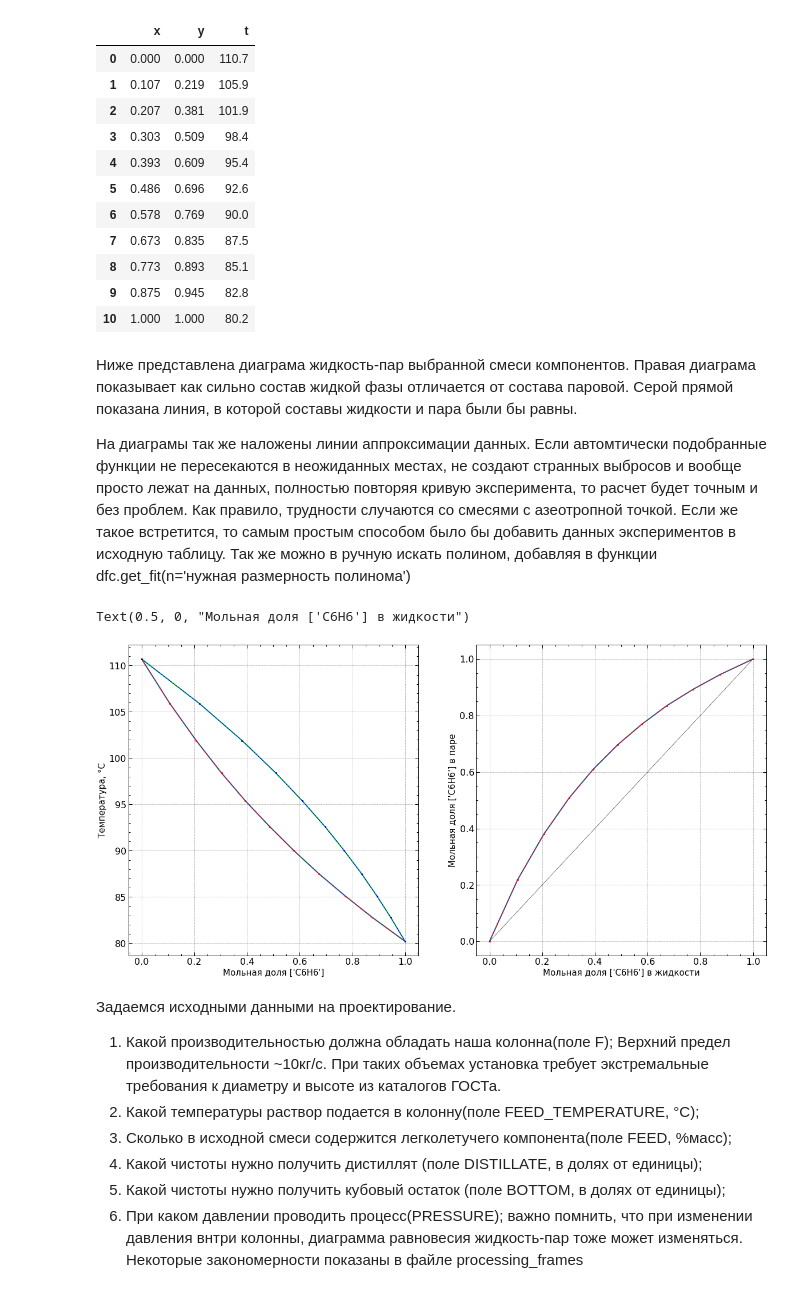
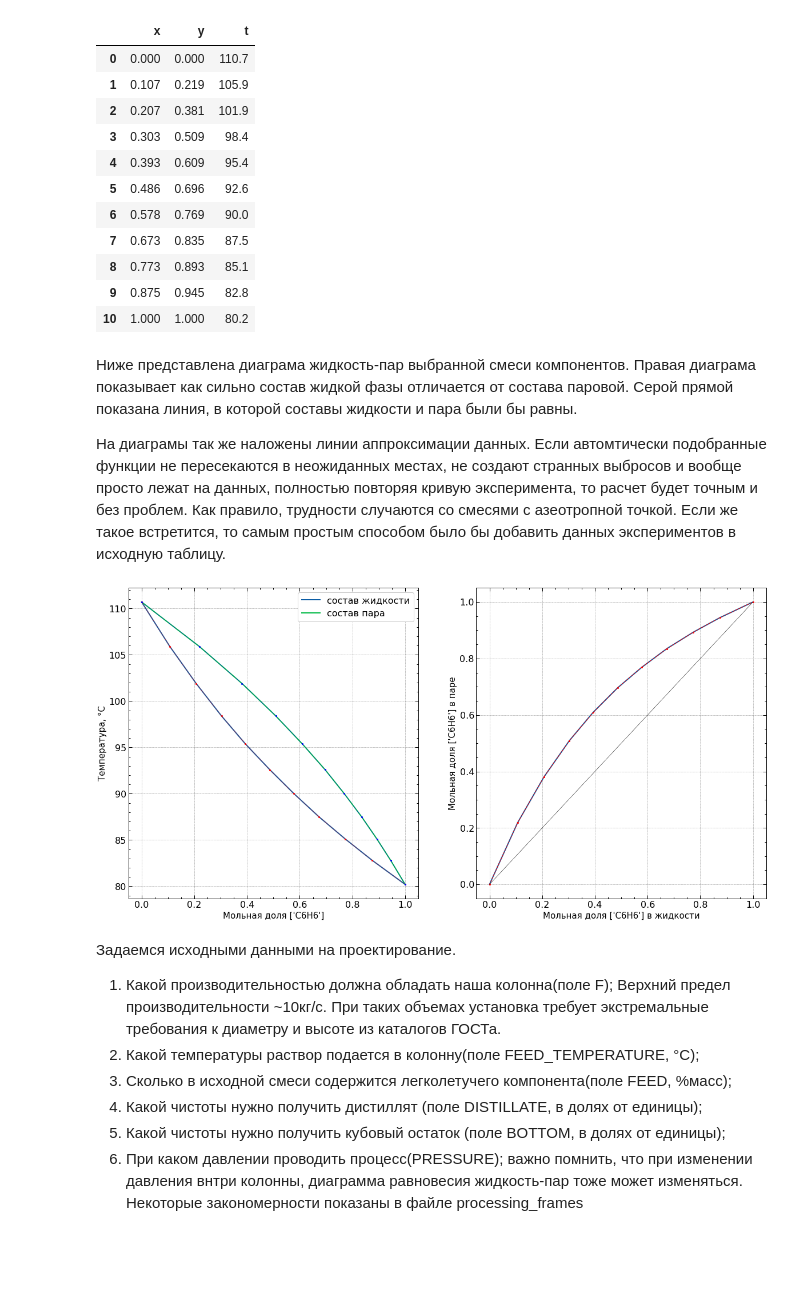
Before and after one commit to kdavjd/rectification_project, a Jupyter notebook: plate_column.ipynb, the cells around one changed output. Drawn from its saved outputs; the diff is of its cells as text; code cells hidden in the pictures; blank space fills up the shorter version.

Commit message:
добавлен class Figures

```diff
--- a/plate_column.ipynb
+++ b/plate_column.ipynb
@@ -174,35 +175,12 @@ diagram
 # %% [markdown]
 Ниже представлена диаграма жидкость-пар выбранной смеси компонентов. Правая диаграма показывает как сильно состав жидкой фазы отличается от состава паровой. Серой прямой показана линия, в которой составы жидкости и пара были бы равны.
 
-На диаграмы так же наложены линии аппроксимации данных. Если автомтически подобранные функции не пересекаются в неожиданных местах, не создают странных выбросов и вообще просто лежат на данных, полностью повторяя кривую эксперимента, то расчет будет точным и без проблем. Как правило, трудности случаются со смесями с азеотропной точкой. Если же такое встретится, то самым простым способом было бы добавить данных экспериментов в исходную таблицу. Так же можно в ручную искать полином, добавляя в функции dfc.get_fit(n='нужная размерность полинома')
+На диаграмы так же наложены линии аппроксимации данных. Если автомтически подобранные функции не пересекаются в неожиданных местах, не создают странных выбросов и вообще просто лежат на данных, полностью повторяя кривую эксперимента, то расчет будет точным и без проблем. Как правило, трудности случаются со смесями с азеотропной точкой. Если же такое встретится, то самым простым способом было бы добавить данных экспериментов в исходную таблицу.
-# %%
-plt.style.use(['science', 'no-latex', 'notebook', 'grid'])
-
-
-fig = plt.figure(figsize=(20,10))
-axes = fig.add_subplot(1,2,1)
-axes2 = fig.add_subplot(1,2,2)
-
-axes.plot(diagram['x'], diagram['t'])
-axes.plot(diagram['y'], diagram['t'])
-axes.set_ylabel('Температура, °С', fontsize=15)
-axes.set_xlabel(f'Мольная доля {A_name}', fontsize=15)
-
-p_x = dfс.get_fit(diagram['x'], diagram['t'])
-p_y = dfс.get_fit(diagram['y'], diagram['t'])
-axes.plot(diagram['x'], p_x, 'o--', color='red', lw=1, ms=2)
-axes.plot(diagram['y'], p_y, 'o--', color='blue', lw=1, ms=2)
-
-axes2.plot(diagram['x'], diagram['y'])
-x_y = dfс.get_fit(diagram['x'], diagram['y'])
-axes2.plot(diagram['x'], x_y, 'o--', color='red', lw=1, ms=2)
-_ = [0, 1]
-axes2.plot(_, _, color='black', lw=0.5)
-axes2.set_ylabel(f'Мольная доля {A_name} в паре', fontsize=15)
-axes2.set_xlabel(f'Мольная доля {A_name} в жидкости', fontsize=15)
-# %% [output]
-Text(0.5, 0, "Мольная доля ['C6H6'] в жидкости")
-[figure, removed]
+# %%
+fig = figures.plot_xy_diagram(diagram, A_name, plot_type='matplotlib')
+fig.show()
+# %% [output]
+[figure, added]
 # %% [markdown]
 Задаемся исходными данными на проектирование.
 1. Какой производительностью должна обладать наша колонна(поле F); Верхний предел производительности ~10кг/с. При таких объемах установка требует экстремальные требования к диаметру и высоте из каталогов ГОСТа.
```
Also changed, not shown: parts of 1 cell of this notebook, 2 other files.
